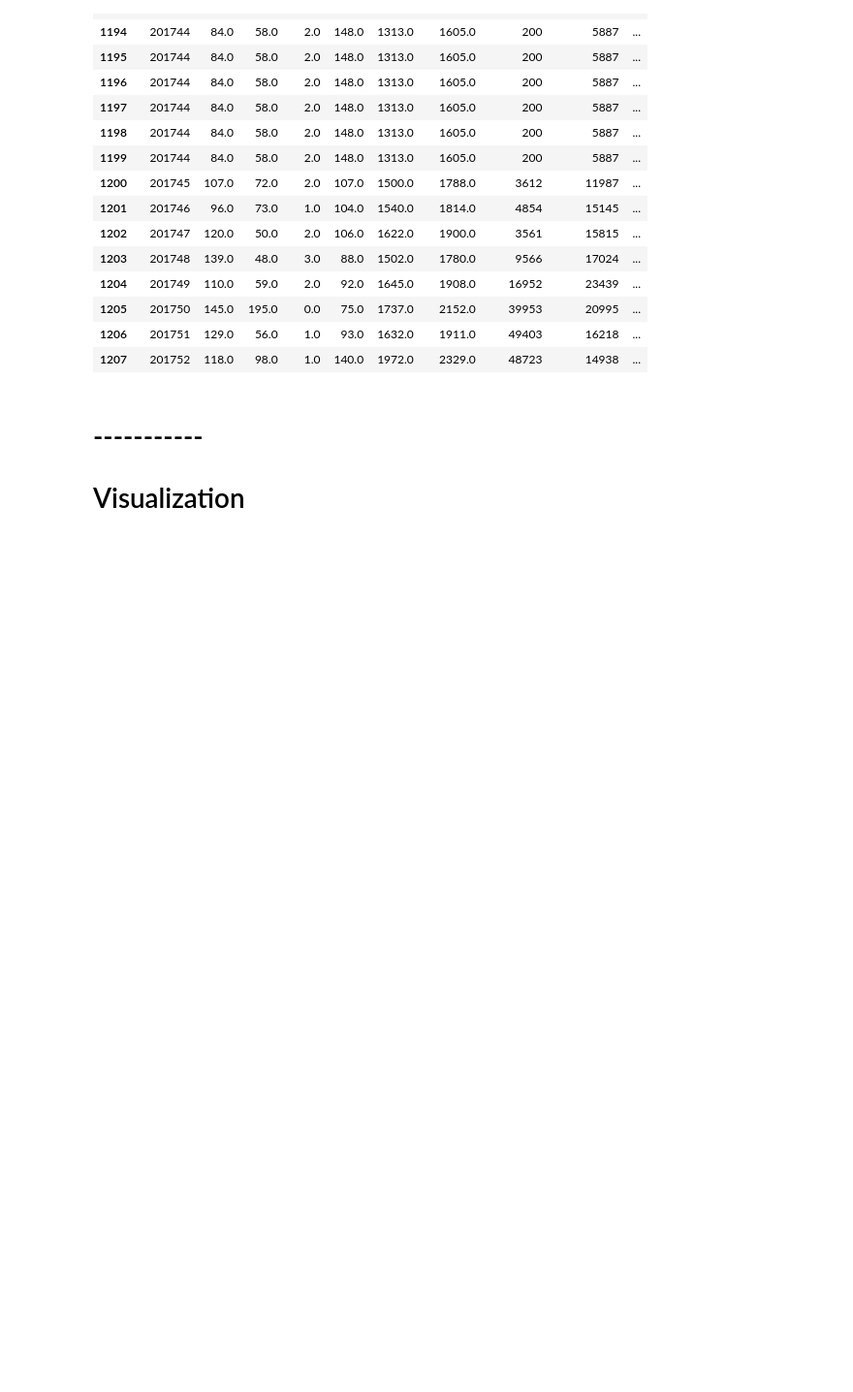
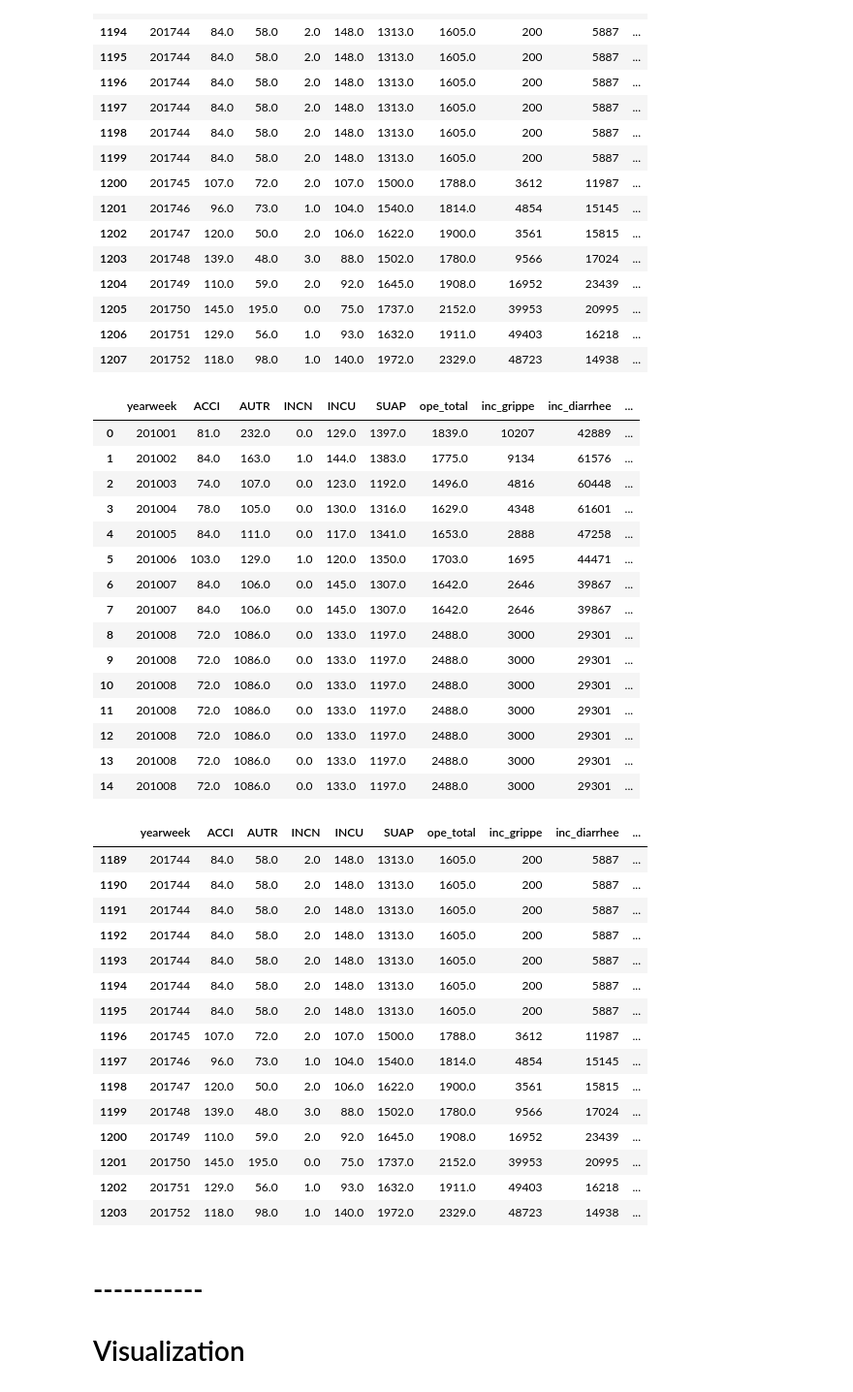
Before and after one commit to macdrien/utbm-ad50-predict-interventions-number-sdis91, a Jupyter notebook: src/app.ipynb, the cells around one changed output. Shown: that part at 97% size. Drawn from its saved outputs; the diff is of its cells as text; code cells hidden in the pictures; blank space fills up the shorter version.

Commit message:
[ADD] new notebook for models testing + merged data to CSV

```diff
--- a/src/app.ipynb
+++ b/src/app.ipynb
@@ -477,6 +488,42 @@ display(
 | 1205 | 201750 | 145.0 | 195.0 | 0.0 | 75.0 | 1737.0 | 2152.0 | 39953 | 20995 | ... |
 | 1206 | 201751 | 129.0 | 56.0 | 1.0 | 93.0 | 1632.0 | 1911.0 | 49403 | 16218 | ... |
 | 1207 | 201752 | 118.0 | 98.0 | 1.0 | 140.0 | 1972.0 | 2329.0 | 48723 | 14938 | ... |
+# %%
+# Export to CSV
+merged_data.to_csv('merged_data.csv', sep='\t', encoding='utf-8', header='true')
+# %% [output]
+|  | yearweek | ACCI | AUTR | INCN | INCU | SUAP | ope_total | inc_grippe | inc_diarrhee | ... |
+| 0 | 201001 | 81.0 | 232.0 | 0.0 | 129.0 | 1397.0 | 1839.0 | 10207 | 42889 | ... |
+| 1 | 201002 | 84.0 | 163.0 | 1.0 | 144.0 | 1383.0 | 1775.0 | 9134 | 61576 | ... |
+| 2 | 201003 | 74.0 | 107.0 | 0.0 | 123.0 | 1192.0 | 1496.0 | 4816 | 60448 | ... |
+| 3 | 201004 | 78.0 | 105.0 | 0.0 | 130.0 | 1316.0 | 1629.0 | 4348 | 61601 | ... |
+| 4 | 201005 | 84.0 | 111.0 | 0.0 | 117.0 | 1341.0 | 1653.0 | 2888 | 47258 | ... |
+| 5 | 201006 | 103.0 | 129.0 | 1.0 | 120.0 | 1350.0 | 1703.0 | 1695 | 44471 | ... |
+| 6 | 201007 | 84.0 | 106.0 | 0.0 | 145.0 | 1307.0 | 1642.0 | 2646 | 39867 | ... |
+| 7 | 201007 | 84.0 | 106.0 | 0.0 | 145.0 | 1307.0 | 1642.0 | 2646 | 39867 | ... |
+| 8 | 201008 | 72.0 | 1086.0 | 0.0 | 133.0 | 1197.0 | 2488.0 | 3000 | 29301 | ... |
+| 9 | 201008 | 72.0 | 1086.0 | 0.0 | 133.0 | 1197.0 | 2488.0 | 3000 | 29301 | ... |
+| 10 | 201008 | 72.0 | 1086.0 | 0.0 | 133.0 | 1197.0 | 2488.0 | 3000 | 29301 | ... |
+| 11 | 201008 | 72.0 | 1086.0 | 0.0 | 133.0 | 1197.0 | 2488.0 | 3000 | 29301 | ... |
+| 12 | 201008 | 72.0 | 1086.0 | 0.0 | 133.0 | 1197.0 | 2488.0 | 3000 | 29301 | ... |
+| 13 | 201008 | 72.0 | 1086.0 | 0.0 | 133.0 | 1197.0 | 2488.0 | 3000 | 29301 | ... |
+| 14 | 201008 | 72.0 | 1086.0 | 0.0 | 133.0 | 1197.0 | 2488.0 | 3000 | 29301 | ... |
+|  | yearweek | ACCI | AUTR | INCN | INCU | SUAP | ope_total | inc_grippe | inc_diarrhee | ... |
+| 1189 | 201744 | 84.0 | 58.0 | 2.0 | 148.0 | 1313.0 | 1605.0 | 200 | 5887 | ... |
+| 1190 | 201744 | 84.0 | 58.0 | 2.0 | 148.0 | 1313.0 | 1605.0 | 200 | 5887 | ... |
+| 1191 | 201744 | 84.0 | 58.0 | 2.0 | 148.0 | 1313.0 | 1605.0 | 200 | 5887 | ... |
+| 1192 | 201744 | 84.0 | 58.0 | 2.0 | 148.0 | 1313.0 | 1605.0 | 200 | 5887 | ... |
+| 1193 | 201744 | 84.0 | 58.0 | 2.0 | 148.0 | 1313.0 | 1605.0 | 200 | 5887 | ... |
+| 1194 | 201744 | 84.0 | 58.0 | 2.0 | 148.0 | 1313.0 | 1605.0 | 200 | 5887 | ... |
+| 1195 | 201744 | 84.0 | 58.0 | 2.0 | 148.0 | 1313.0 | 1605.0 | 200 | 5887 | ... |
+| 1196 | 201745 | 107.0 | 72.0 | 2.0 | 107.0 | 1500.0 | 1788.0 | 3612 | 11987 | ... |
+| 1197 | 201746 | 96.0 | 73.0 | 1.0 | 104.0 | 1540.0 | 1814.0 | 4854 | 15145 | ... |
+| 1198 | 201747 | 120.0 | 50.0 | 2.0 | 106.0 | 1622.0 | 1900.0 | 3561 | 15815 | ... |
+| 1199 | 201748 | 139.0 | 48.0 | 3.0 | 88.0 | 1502.0 | 1780.0 | 9566 | 17024 | ... |
+| 1200 | 201749 | 110.0 | 59.0 | 2.0 | 92.0 | 1645.0 | 1908.0 | 16952 | 23439 | ... |
+| 1201 | 201750 | 145.0 | 195.0 | 0.0 | 75.0 | 1737.0 | 2152.0 | 39953 | 20995 | ... |
+| 1202 | 201751 | 129.0 | 56.0 | 1.0 | 93.0 | 1632.0 | 1911.0 | 49403 | 16218 | ... |
+| 1203 | 201752 | 118.0 | 98.0 | 1.0 | 140.0 | 1972.0 | 2329.0 | 48723 | 14938 | ... |
 # %% [markdown]
 # -----------
 # Visualization
```
Also changed, not shown: parts of 4 cells of this notebook, 2 other files.
